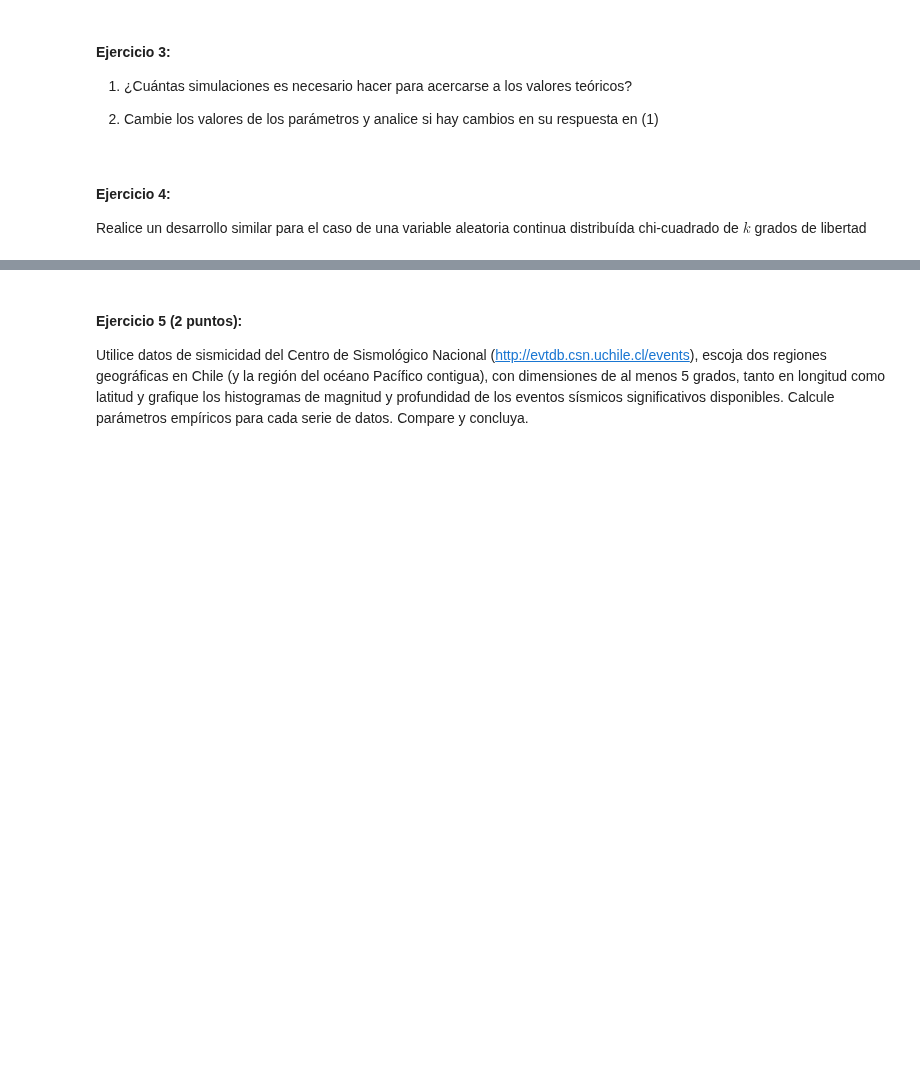
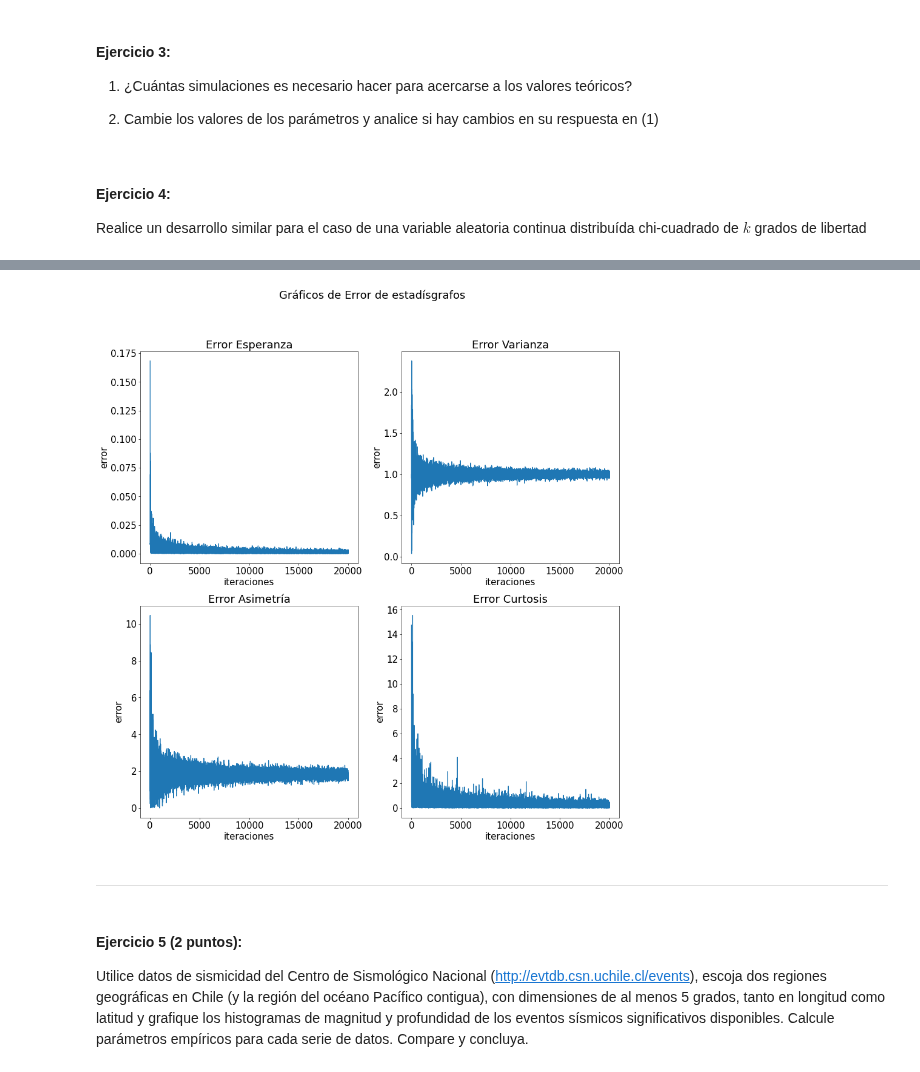
Before and after one commit to estebantejeda/INFO274, a Jupyter notebook: lab2/Laboratorio2.ipynb, the cells around one changed output, grey strips where cells are left out. Saved outputs shown, nothing was run; the diff lists cells and outputs as text; code cells hidden in the pictures; blank space fills up the shorter version.

```diff
--- a/lab2/Laboratorio2.ipynb
+++ b/lab2/Laboratorio2.ipynb
@@ -439,3 +523,9 @@ Realice un desarrollo similar para el caso de una variable aleatoria continua di
+# %%
+simulacion_chi2(55,20000, 0.1)
+# %% [output]
+[figure, added]
+# %% [markdown]
+---
 # %% [markdown]
 #### Ejercicio 5 (2 puntos):
 Utilice datos de sismicidad del Centro de Sismológico Nacional (http://evtdb.csn.uchile.cl/events), escoja dos  regiones geográficas en Chile (y la región del océano Pacífico contigua), con dimensiones de al menos 5 grados, tanto en longitud como latitud y grafique los histogramas de magnitud y profundidad de los eventos sísmicos significativos disponibles. Calcule parámetros empíricos para cada serie de datos.  Compare y concluya.
```
Also changed, not shown: parts of 19 cells of this notebook.
